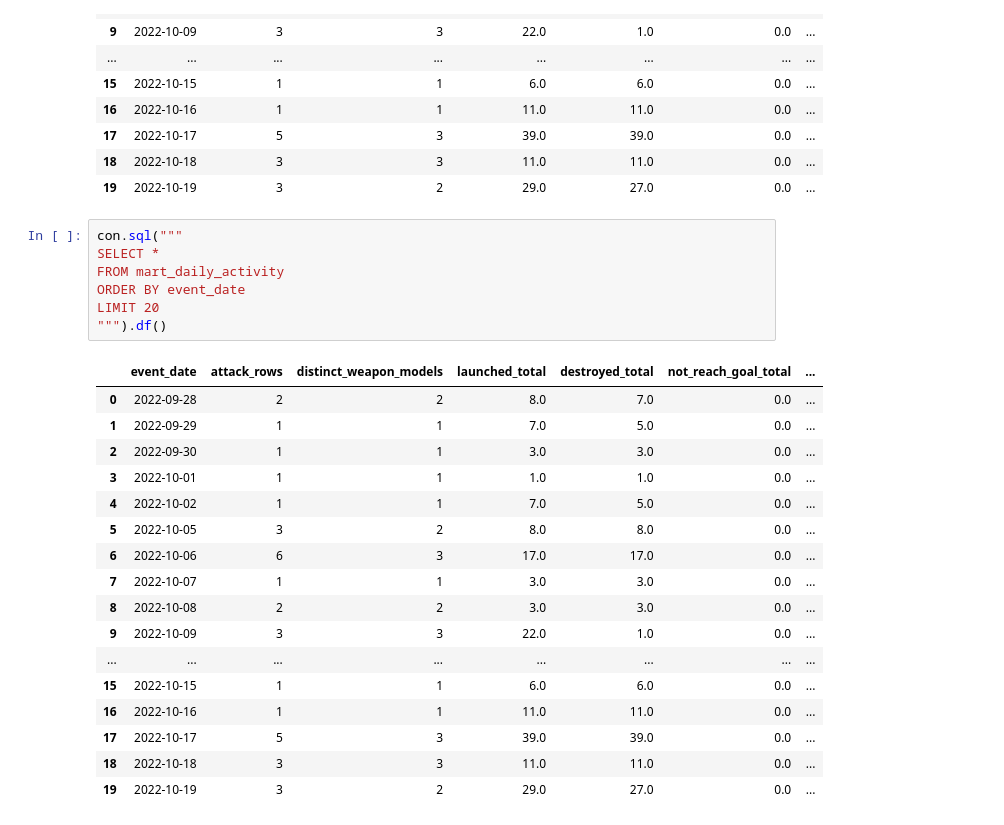
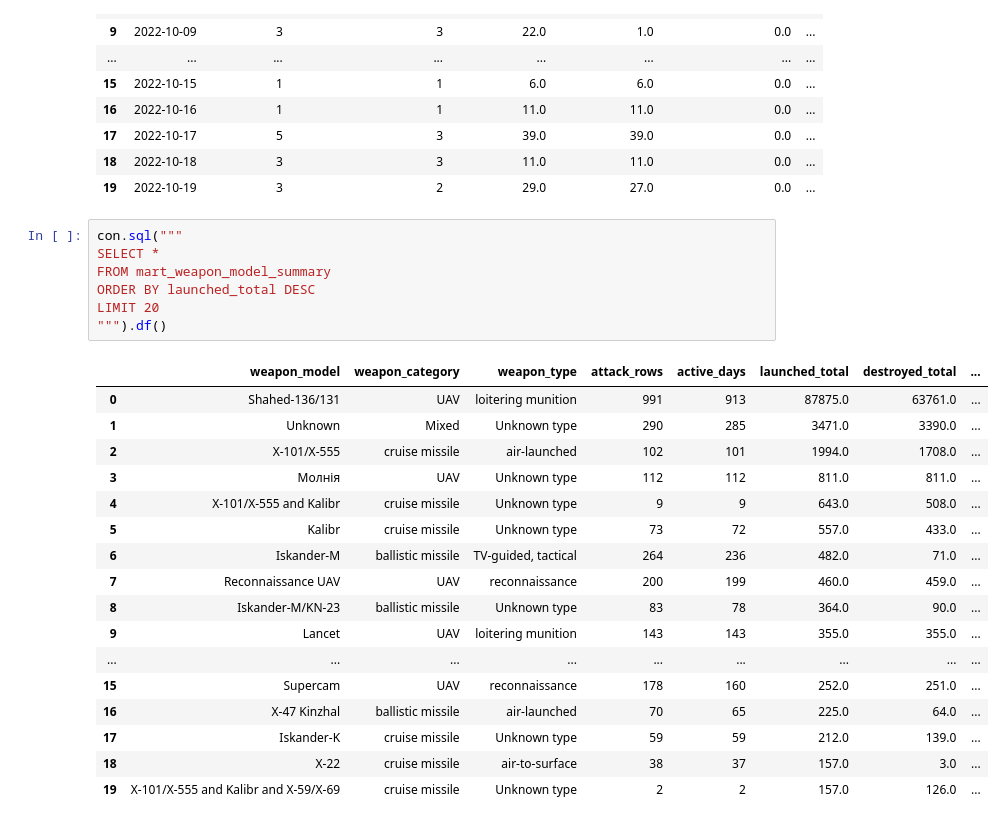
Before and after one commit to tujokuus/air-strikes-on-ukraine-dashboard, a Jupyter notebook: notebooks/gold_duckdb_testing.ipynb, the cells around one changed output. Cells and saved outputs as stored; diff of their text form.

```diff
--- a/notebooks/gold_duckdb_testing.ipynb
+++ b/notebooks/gold_duckdb_testing.ipynb
@@ -56,26 +56,26 @@ LIMIT 20
 # %%
 con.sql("""
 SELECT *
-FROM mart_daily_activity
-ORDER BY event_date
+FROM mart_weapon_model_summary
+ORDER BY launched_total DESC
 LIMIT 20
 """).df()
 # %% [output]
-|  | event_date | attack_rows | distinct_weapon_models | launched_total | destroyed_total | not_reach_goal_total | ... |
-| 0 | 2022-09-28 | 2 | 2 | 8.0 | 7.0 | 0.0 | ... |
-| 1 | 2022-09-29 | 1 | 1 | 7.0 | 5.0 | 0.0 | ... |
-| 2 | 2022-09-30 | 1 | 1 | 3.0 | 3.0 | 0.0 | ... |
-| 3 | 2022-10-01 | 1 | 1 | 1.0 | 1.0 | 0.0 | ... |
-| 4 | 2022-10-02 | 1 | 1 | 7.0 | 5.0 | 0.0 | ... |
-| 5 | 2022-10-05 | 3 | 2 | 8.0 | 8.0 | 0.0 | ... |
-| 6 | 2022-10-06 | 6 | 3 | 17.0 | 17.0 | 0.0 | ... |
-| 7 | 2022-10-07 | 1 | 1 | 3.0 | 3.0 | 0.0 | ... |
-| 8 | 2022-10-08 | 2 | 2 | 3.0 | 3.0 | 0.0 | ... |
-| 9 | 2022-10-09 | 3 | 3 | 22.0 | 1.0 | 0.0 | ... |
-| ... | ... | ... | ... | ... | ... | ... | ... |
-| 15 | 2022-10-15 | 1 | 1 | 6.0 | 6.0 | 0.0 | ... |
-| 16 | 2022-10-16 | 1 | 1 | 11.0 | 11.0 | 0.0 | ... |
-| 17 | 2022-10-17 | 5 | 3 | 39.0 | 39.0 | 0.0 | ... |
-| 18 | 2022-10-18 | 3 | 3 | 11.0 | 11.0 | 0.0 | ... |
-| 19 | 2022-10-19 | 3 | 2 | 29.0 | 27.0 | 0.0 | ... |
+|  | weapon_model | weapon_category | weapon_type | attack_rows | active_days | launched_total | destroyed_total | ... |
+| 0 | Shahed-136/131 | UAV | loitering munition | 991 | 913 | 87875.0 | 63761.0 | ... |
+| 1 | Unknown | Mixed | Unknown type | 290 | 285 | 3471.0 | 3390.0 | ... |
+| 2 | X-101/X-555 | cruise missile | air-launched | 102 | 101 | 1994.0 | 1708.0 | ... |
+| 3 | Молнія | UAV | Unknown type | 112 | 112 | 811.0 | 811.0 | ... |
+| 4 | X-101/X-555 and Kalibr | cruise missile | Unknown type | 9 | 9 | 643.0 | 508.0 | ... |
+| 5 | Kalibr | cruise missile | Unknown type | 73 | 72 | 557.0 | 433.0 | ... |
+| 6 | Iskander-M | ballistic missile | TV-guided, tactical | 264 | 236 | 482.0 | 71.0 | ... |
+| 7 | Reconnaissance UAV | UAV | reconnaissance | 200 | 199 | 460.0 | 459.0 | ... |
+| 8 | Iskander-M/KN-23 | ballistic missile | Unknown type | 83 | 78 | 364.0 | 90.0 | ... |
+| 9 | Lancet | UAV | loitering munition | 143 | 143 | 355.0 | 355.0 | ... |
+| ... | ... | ... | ... | ... | ... | ... | ... | ... |
+| 15 | Supercam | UAV | reconnaissance | 178 | 160 | 252.0 | 251.0 | ... |
+| 16 | X-47 Kinzhal | ballistic missile | air-launched | 70 | 65 | 225.0 | 64.0 | ... |
+| 17 | Iskander-K | cruise missile | Unknown type | 59 | 59 | 212.0 | 139.0 | ... |
+| 18 | X-22 | cruise missile | air-to-surface | 38 | 37 | 157.0 | 3.0 | ... |
+| 19 | X-101/X-555 and Kalibr and X-59/X-69 | cruise missile | Unknown type | 2 | 2 | 157.0 | 126.0 | ... |
 # %%
```
Also changed, not shown: parts of 3 cells of this notebook.
